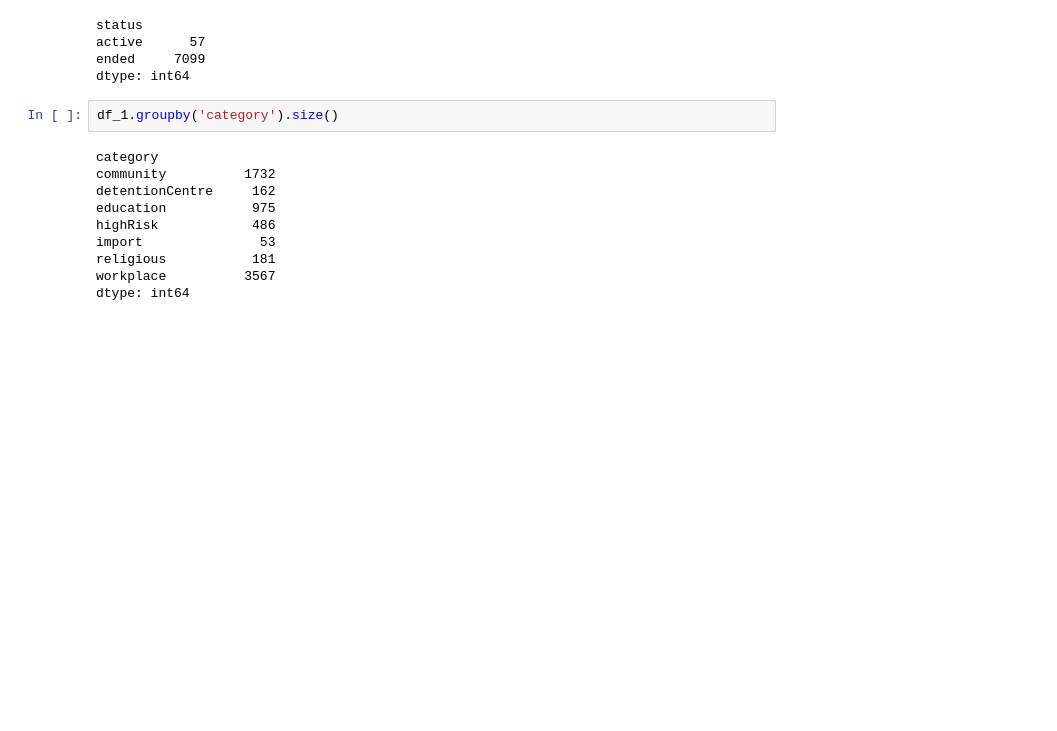
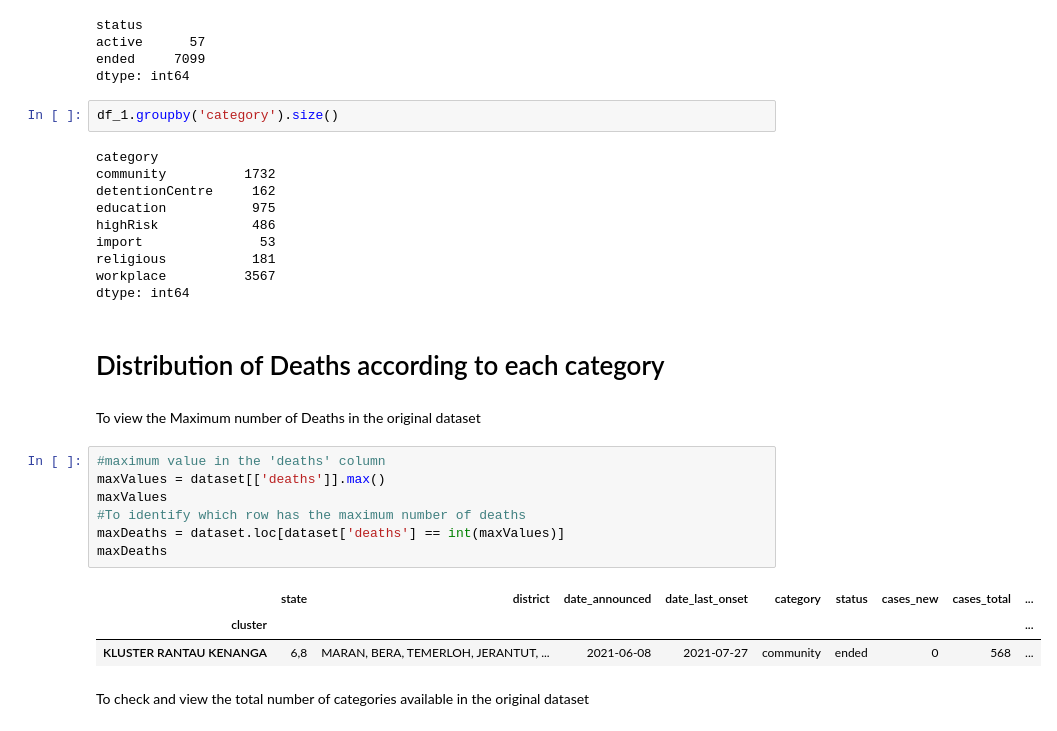
Before and after one commit to drmayu7/covid19-public, a Jupyter notebook: Narmathaa.ipynb, the cells around one changed output. Cells and saved outputs as stored; diff of their text form; blank space fills up the shorter version.

```diff
--- a/Narmathaa.ipynb
+++ b/Narmathaa.ipynb
@@ -73,3 +79,20 @@ import               53
 religious           181
 workplace          3567
 dtype: int64
+# %% [markdown]
+# Distribution of Deaths according to each category
+# %% [markdown]
+To view the Maximum number of Deaths in the original dataset
+# %%
+#maximum value in the 'deaths' column
+maxValues = dataset[['deaths']].max()
+maxValues
+#To identify which row has the maximum number of deaths
+maxDeaths = dataset.loc[dataset['deaths'] == int(maxValues)]
+maxDeaths
+# %% [output]
+|  | state | district | date_announced | date_last_onset | category | status | cases_new | cases_total | ... |
+| cluster |  |  |  |  |  |  |  |  | ... |
+| KLUSTER RANTAU KENANGA | 6,8 | MARAN, BERA, TEMERLOH, JERANTUT, ... | 2021-06-08 | 2021-07-27 | community | ended | 0 | 568 | ... |
+# %% [markdown]
+To check and view the total number of categories available in the original dataset
```
Also changed, not shown: parts of 17 cells of this notebook.
